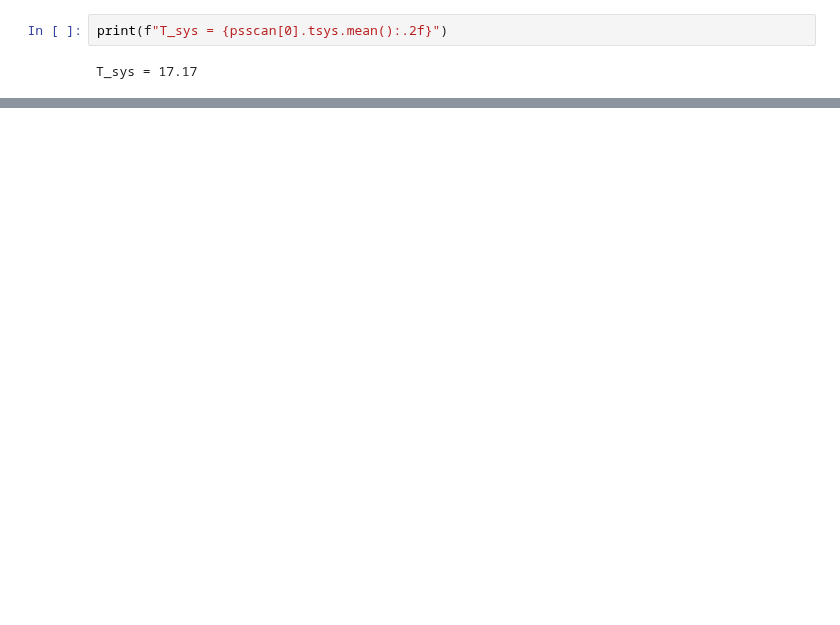
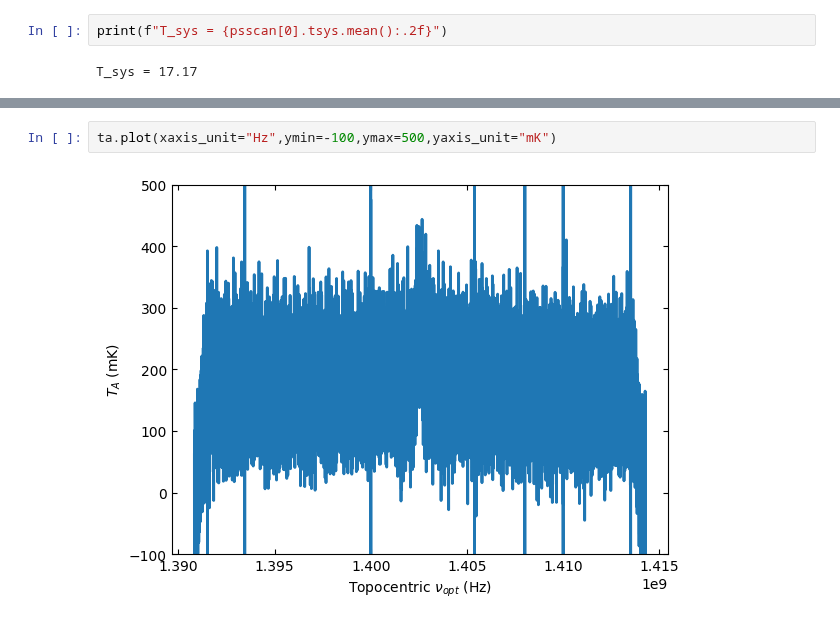
Before and after one commit to GreenBankObservatory/dysh, a Jupyter notebook: notebooks/examples/positionswitch.ipynb, the cells around one changed output, grey strips where cells are left out. Drawn from its saved outputs; the diff is of its cells as text; blank space fills up the shorter version.

```diff
--- a/notebooks/examples/positionswitch.ipynb
+++ b/notebooks/examples/positionswitch.ipynb
@@ -50,2 +65,6 @@ ta[0].plot(xaxis_unit="km/s",yaxis_unit="mK",ymin=-100,ymax=500,xmin=3000,xmax=4
+# %%
+ta.plot(xaxis_unit="Hz",ymin=-100,ymax=500,yaxis_unit="mK")
+# %% [output]
+[figure, added]
 # %%
 kms = u.km/u.s
```
Also changed, not shown: parts of 12 cells of this notebook, 1 other file.
